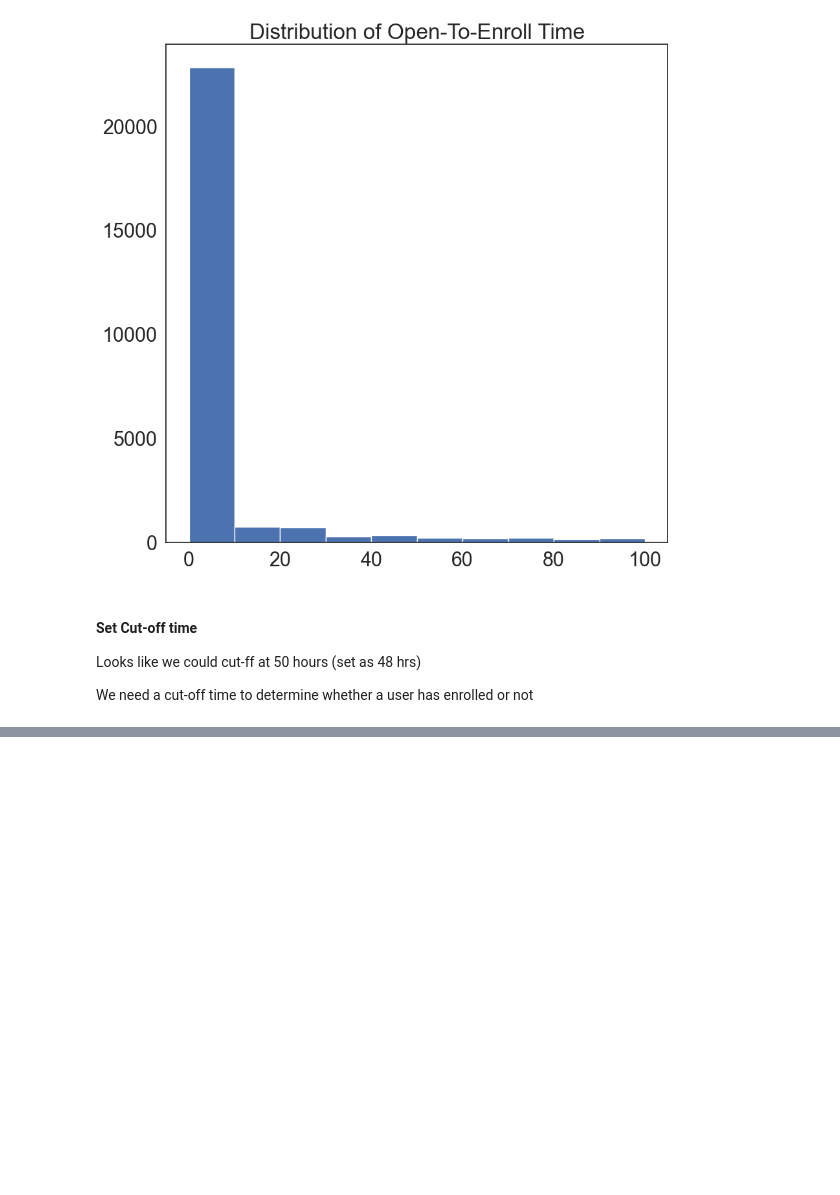
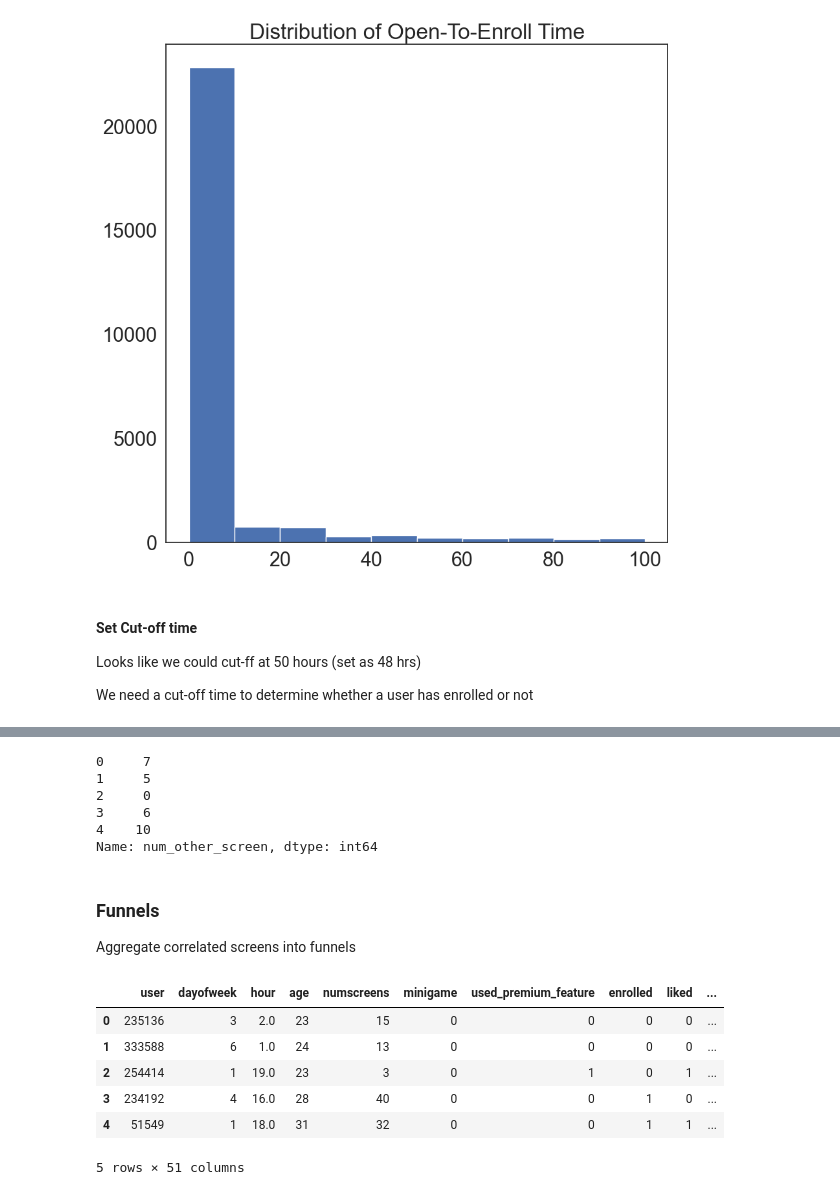
Before and after one commit to xuwenyihust/Machine-Learning, a Jupyter notebook: app-behaviors-analysis/app-behaviors-analysis.ipynb, the cells around one changed output, grey strips where cells are left out. Saved outputs shown, nothing was run; the diff lists cells and outputs as text; code cells hidden in the pictures; blank space fills up the shorter version.

```diff
--- a/app-behaviors-analysis/app-behaviors-analysis.ipynb
+++ b/app-behaviors-analysis/app-behaviors-analysis.ipynb
@@ -254,0 +286,3 @@ app_data_df = app_data_df.drop(columns=['first_open_to_enroll', 'enrolled_date',
+# %%
+top_screens = top_screens_df['top_screens'].values
+len(top_screens)
@@ -254,0 +291,8 @@ app_data_df = app_data_df.drop(columns=['first_open_to_enroll', 'enrolled_date',
+# %%
+app_data_df["screen_list"] = app_data_df["screen_list"].astype(str) + ','
+
+for sc in top_screens:
+    app_data_df[sc] = app_data_df["screen_list"].str.contains(sc).astype(int)
+    app_data_df["screen_list"] = app_data_df["screen_list"].str.replace(sc+",", "")
+
+app_data_df.head()
@@ -254,0 +307,58 @@ app_data_df = app_data_df.drop(columns=['first_open_to_enroll', 'enrolled_date',
+# %%
+app_data_df["num_other_screen"] = app_data_df["screen_list"].str.count(",")
+app_data_df["num_other_screen"].head()
+# %% [output]
+0     7
+1     5
+2     0
+3     6
+4    10
+Name: num_other_screen, dtype: int64
+# %%
+app_data_df = app_data_df.drop(columns=["screen_list"])
+# %% [markdown]
+### Funnels
+
+Aggregate correlated screens into funnels
+# %%
+savings_screens = [ "Saving1",
+                    "Saving2",
+                    "Saving2Amount",
+                    "Saving4",
+                    "Saving5",
+                    "Saving6",
+                    "Saving7",
+                    "Saving8",
+                    "Saving9",
+                    "Saving10"]
+
+cm_screens = [ "Credit1",
+               "Credit2",
+               "Credit3",
+               "Credit3Container",
+               "Credit3Dashboard"]
+
+cc_screens = [ "CC1",
+               "CC1Category",
+               "CC3"]
+
+loan_screens = [ "Loan",
+                 "Loan2",
+                 "Loan3",
+                 "Loan4"]
+
+app_data_df["savings_screens_count"] = app_data_df[savings_screens].sum(axis=1)
+app_data_df["cm_screens_count"] = app_data_df[cm_screens].sum(axis=1)
+app_data_df["cc_screens_count"] = app_data_df[cc_screens].sum(axis=1)
+app_data_df["loan_screens_count"] = app_data_df[loan_screens].sum(axis=1)
+
+app_data_df = app_data_df.drop(columns = savings_screens + cm_screens + cc_screens + loan_screens)
+app_data_df.head()
+# %% [output]
+|  | user | dayofweek | hour | age | numscreens | minigame | used_premium_feature | enrolled | liked | ... |
+| 0 | 235136 | 3 | 2.0 | 23 | 15 | 0 | 0 | 0 | 0 | ... |
+| 1 | 333588 | 6 | 1.0 | 24 | 13 | 0 | 0 | 0 | 0 | ... |
+| 2 | 254414 | 1 | 19.0 | 23 | 3 | 0 | 1 | 0 | 1 | ... |
+| 3 | 234192 | 4 | 16.0 | 28 | 40 | 0 | 0 | 1 | 0 | ... |
+| 4 | 51549 | 1 | 18.0 | 31 | 32 | 0 | 0 | 1 | 1 | ... |
+5 rows × 51 columns
```
Also changed, not shown: parts of 11 cells of this notebook.
